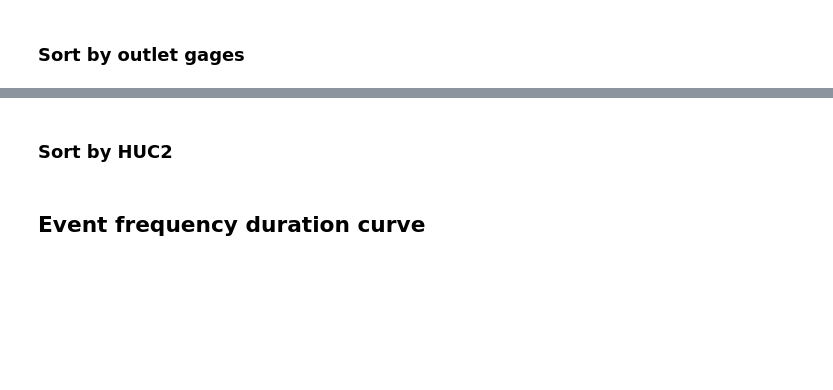
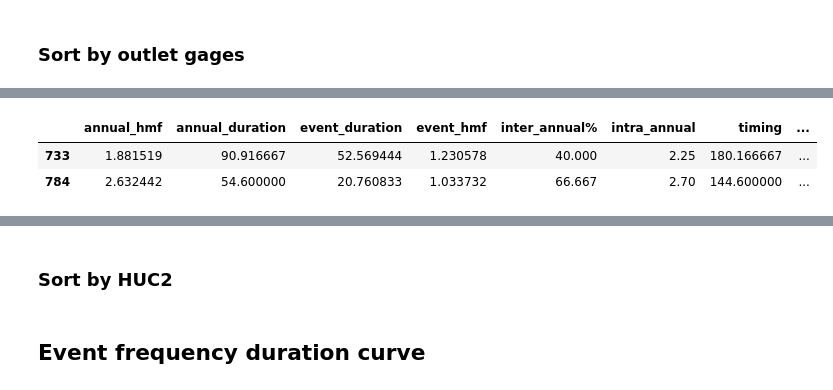
Before and after one commit to kondris/HighMagFlows_EPA_Project, a Jupyter notebook: figures.ipynb, the cells around one changed output, grey strips where cells are left out. Drawn from its saved outputs; the diff is of its cells as text; code cells hidden in the pictures; blank space fills up the shorter version.

```diff
--- a/figures.ipynb
+++ b/figures.ipynb
@@ -114,3 +265,9 @@ aq_codes = ['hp', 'mr', 'cv', 'br', 'fl', 'sr', 'cl', 'cc', 'pn', 'na']
+# %%
+df_outlet_gages[f'{date_range}_{percentile}']['cv'][col_list]
+# %% [output]
+|  | annual_hmf | annual_duration | event_duration | event_hmf | inter_annual% | intra_annual | timing | ... |
+| 733 | 1.881519 | 90.916667 | 52.569444 | 1.230578 | 40.000 | 2.25 | 180.166667 | ... |
+| 784 | 2.632442 | 54.600000 | 20.760833 | 1.033732 | 66.667 | 2.70 | 144.600000 | ... |
 # %%
 import geopandas as gpd
 import matplotlib.colors as mcolors
```
Also changed, not shown: parts of 7 cells of this notebook, 34 other files.
